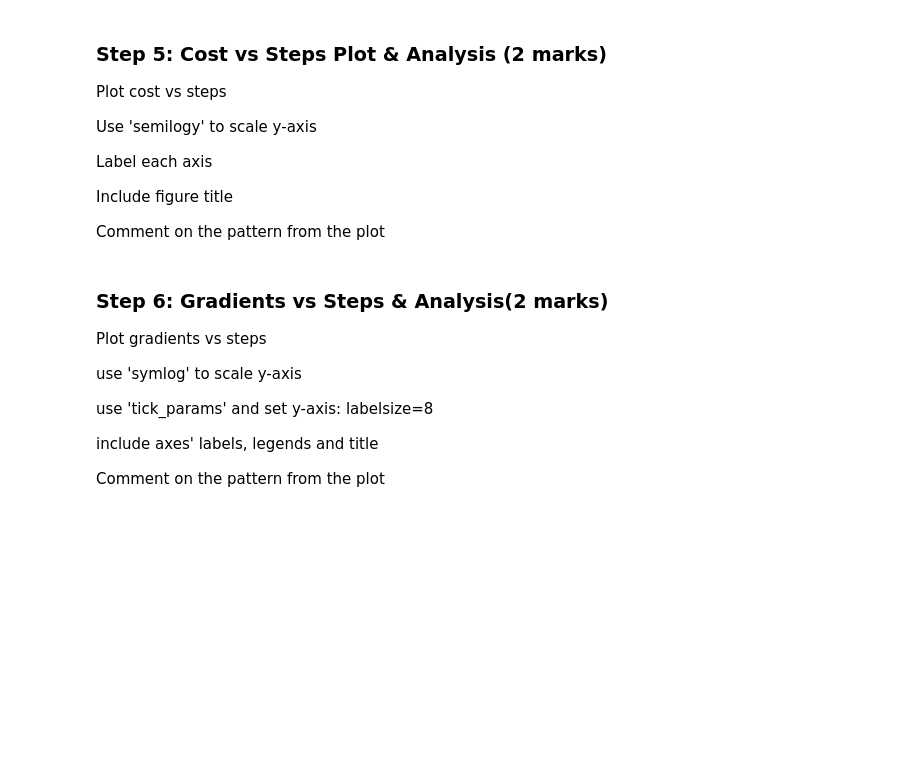
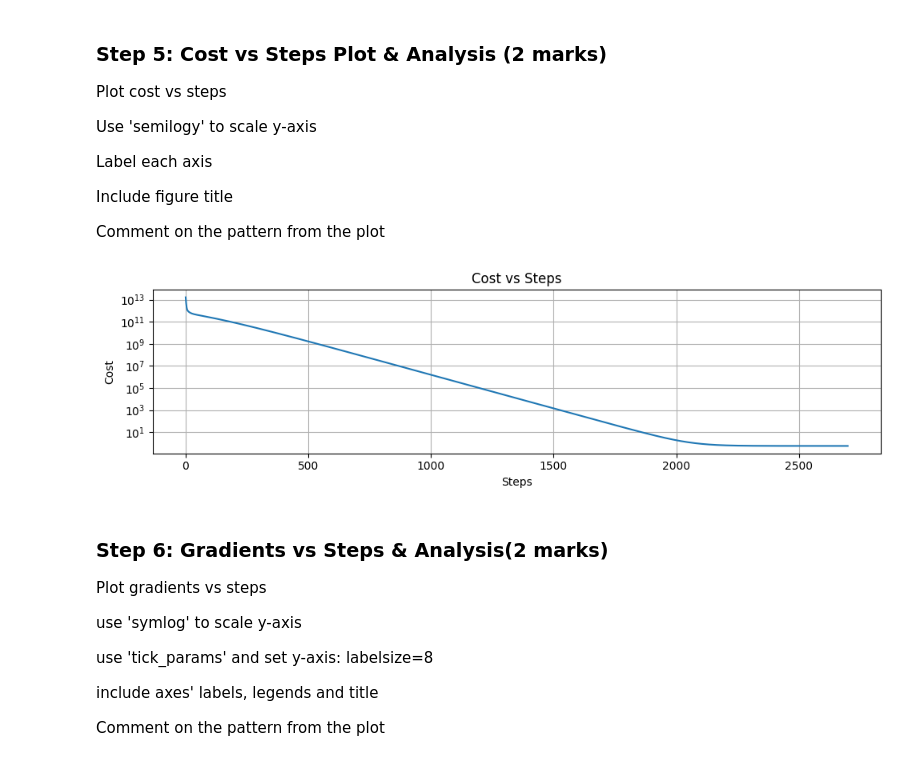
Before and after one commit to AkolawoleBodefakunle/engg680_2024_fall, a Jupyter notebook: Lab_Assignment3/Assignment3.ipynb, the cells around one changed output. Drawn from its saved outputs; the diff is of its cells as text; code cells hidden in the pictures; blank space fills up the shorter version.

```diff
--- a/Lab_Assignment3/Assignment3.ipynb
+++ b/Lab_Assignment3/Assignment3.ipynb
@@ -247,14 +278,31 @@ Include figure title
 
 Comment on the pattern from the plot
 # %%
-fig , ax = plt.subplots(nrows=1,ncols=1, figsize=(10,3))
-# ...
+# Create plot
+fig, ax = plt.subplots(nrows=1, ncols=1, figsize=(10,3))
+
+# Plot cost vs steps using semilogy
+ax.semilogy(arr_cost,)
+
+# Label axes
+ax.set_xlabel('Steps')
+ax.set_ylabel('Cost')
+
+# Add title
+ax.set_title('Cost vs Steps')
+
+# Add grid
 ax.grid(True)
+
+# Adjust layout
 fig.tight_layout()
+
+# Show plot
 plt.show()
-
 # Comment on the pattern
 # ...
+# %% [output]
+[figure, added]
 # %% [markdown]
 ### Step 6: Gradients vs Steps & Analysis(2 marks)
 Plot gradients vs steps
```
Also changed, not shown: parts of 17 cells of this notebook, 3 other files.
